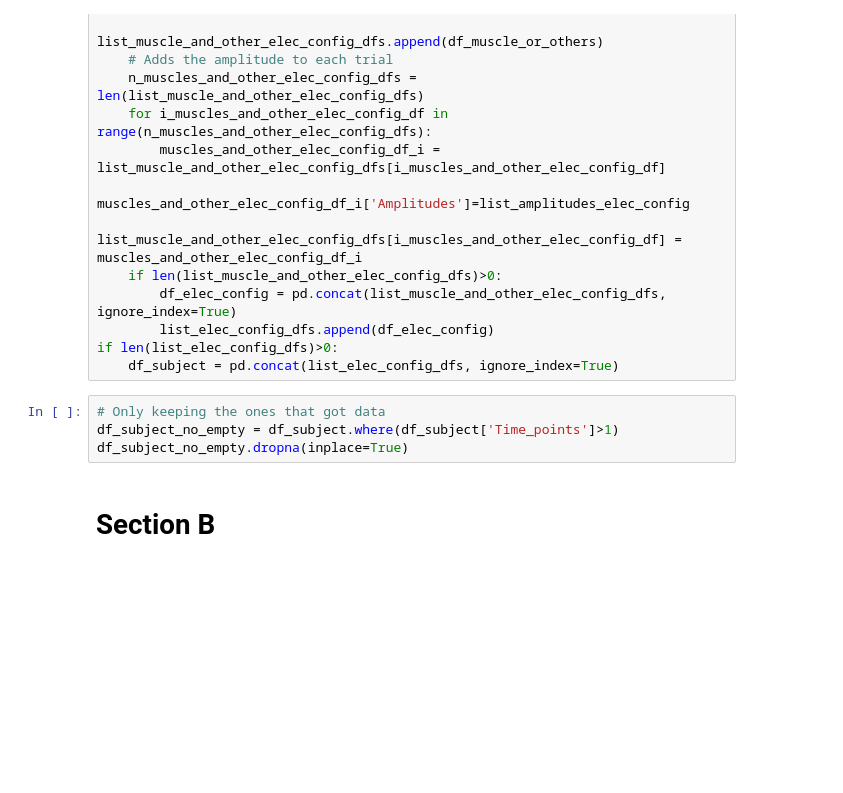
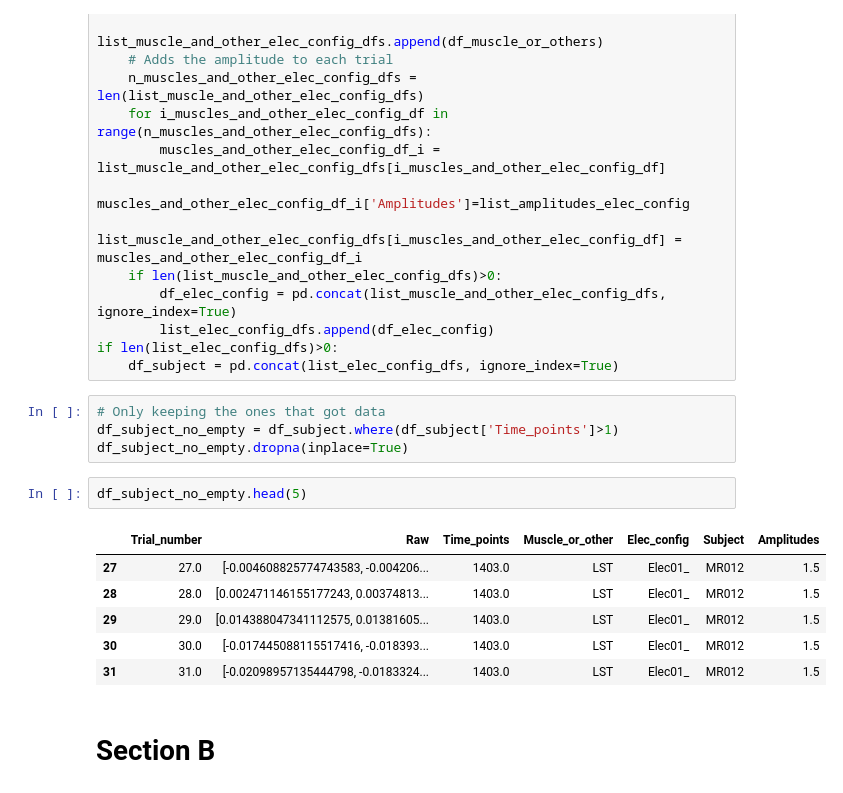
Before and after one commit to rohnerne/Master_thesis, a Jupyter notebook: Notebooks_artifact_ds/Notebook_1_Load_data_transform_object.ipynb, the cells around one changed output. Saved outputs shown, nothing was run; the diff lists cells and outputs as text; blank space fills up the shorter version.

```diff
--- a/Notebook_1_Load_data_transform_object.ipynb
+++ b/Notebooks_artifact_ds/Notebook_1_Load_data_transform_object.ipynb
@@ -88,6 +88,15 @@ if len(list_elec_config_dfs)>0:
 # Only keeping the ones that got data
 df_subject_no_empty = df_subject.where(df_subject['Time_points']>1)
 df_subject_no_empty.dropna(inplace=True)
+# %%
+df_subject_no_empty.head(5)
+# %% [output]
+|  | Trial_number | Raw | Time_points | Muscle_or_other | Elec_config | Subject | Amplitudes |
+| 27 | 27.0 | [-0.004608825774743583, -0.004206... | 1403.0 | LST | Elec01_ | MR012 | 1.5 |
+| 28 | 28.0 | [0.002471146155177243, 0.00374813... | 1403.0 | LST | Elec01_ | MR012 | 1.5 |
+| 29 | 29.0 | [0.014388047341112575, 0.01381605... | 1403.0 | LST | Elec01_ | MR012 | 1.5 |
+| 30 | 30.0 | [-0.017445088115517416, -0.018393... | 1403.0 | LST | Elec01_ | MR012 | 1.5 |
+| 31 | 31.0 | [-0.02098957135444798, -0.0183324... | 1403.0 | LST | Elec01_ | MR012 | 1.5 |
 # %% [markdown]
 # Section B
 # %% [markdown]
```
Also changed, not shown: 5 other files.
